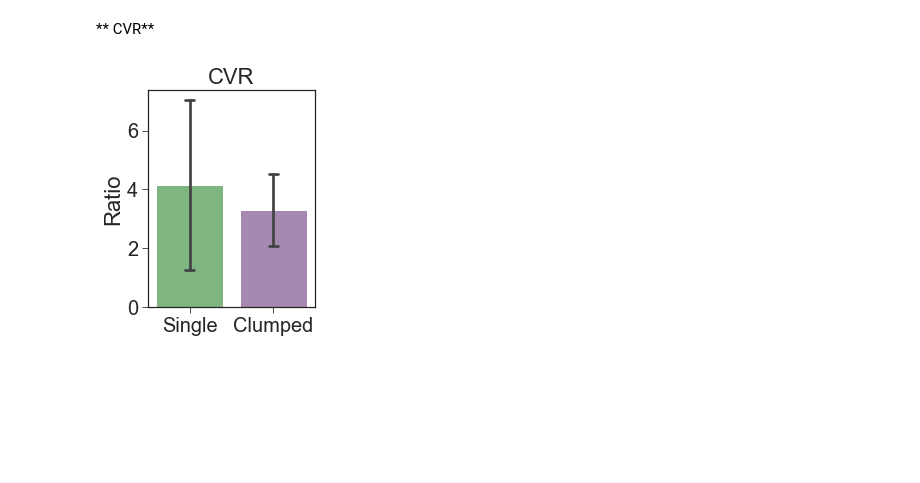
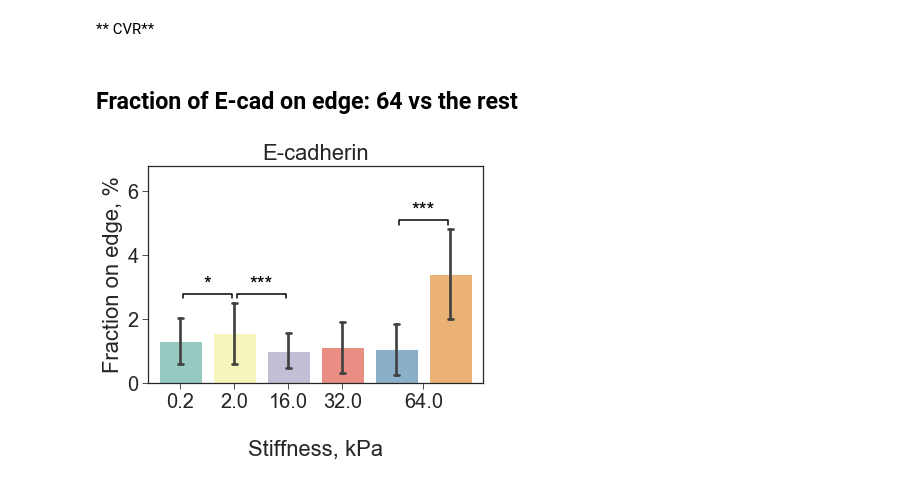
Before and after one commit to vlada-rozova/cell-morphology, a Jupyter notebook: clumped-cells.ipynb, the cells around one changed output. Cells and saved outputs as stored; diff of their text form; code cells hidden in the pictures; blank space fills up the shorter version.

```diff
--- a/clumped-cells.ipynb
+++ b/clumped-cells.ipynb
@@ -99,2 +163,4 @@ plt.savefig('../results/Clumped NCR.png', bbox_inches='tight', dpi=300);
+# %%
+df.area_cell = px_to_um(px_to_um(df.area_cell))
 # %%
 plt.rcParams['figure.figsize'] = (3, 4)
@@ -249,4 +284,2 @@ plt.savefig('../results/Clumped Ker MI barplot.png', bbox_inches='tight', dpi=30
 # %% [markdown]
 ** CVR**
-# %%
-df = proc.cv_ratio(df, col1='integratedintensity_ker', col2='integratedintensity_vim')
@@ -253,18 +288,34 @@ df = proc.cv_ratio(df, col1='integratedintensity_ker', col2='integratedintensity
+# %% [markdown]
+## Fraction of E-cad on edge: 64 vs the rest
+# %%
+measurements_red.loc[measurements_red.stiffness == "0.2", 'isclumped'] = -4
+measurements_red.loc[measurements_red.stiffness == "2.0", 'isclumped'] = -3
+measurements_red.loc[measurements_red.stiffness == "16.0", 'isclumped'] = -2
+measurements_red.loc[measurements_red.stiffness == "32.0", 'isclumped'] = -1
+
+df_ = pd.concat([measurements_red[measurements_red.stiffness != "64.0"], df.sort_values("isclumped")], axis=0)
+# %%
+clump_type = CategoricalDtype(categories=[-4, -3, -2, -1, 0, 1], ordered=True)
+df_.isclumped = df_.isclumped.astype(clump_type)
 # %%
-plt.rcParams['figure.figsize'] = (3, 4)
-row_colors, palette = func.create_palette(df, by='clumped')
+plt.rcParams['figure.figsize'] = (6, 4)
 
-col = 'cvratio'
-ax = sns.barplot(x='clumped', y=col, data=df,
+palette = sns.color_palette("Set3", 6)
+col = 'intensityedgefrac_ecad'
+
+ax = sns.barplot(x='isclumped', y=col, data=df_,
                  ci='sd', capsize=.1, palette=palette);
 
-x_start, x_end, signif = func.ttest(df, 'clumped', col, equal_var=False, verbose=False)
-func.stat_annot(df, 'clumped', col, x_start, x_end, signif, [0, 0.8], kind='barplot')
+x_start, x_end, signif = func.ttest(df_, 'isclumped', col, equal_var=False, verbose=False)
+func.stat_annot(df_, 'isclumped', col, x_start, x_end, signif, [0, 6.8], kind='barplot')
 
-ax.set_xticklabels(['Single', 'Clumped']);
-plt.xlabel("");
-plt.ylabel("Ratio");
-plt.title("CVR");
-plt.savefig('../results/Clumped CVR barplot.png', bbox_inches='tight', dpi=300);
+plt.xlim([-0.6,5.6])
+plt.xlabel("\nStiffness, kPa")
+plt.xticks([0, 1, 2, 3, 4.5])
+ax.set_xticklabels(["0.2", "2.0", "16.0", "32.0", "64.0"]);
+plt.ylabel("Fraction on edge, %");
+plt.title("E-cadherin");
+
+plt.savefig('../results/Clumped vs rest EcadEdgeFrac.png', bbox_inches='tight', dpi=300);
 # %% [output]
-[figure, old version]
+[figure, new version]
```
Also changed, not shown: parts of 35 cells of this notebook, 38 other files.
